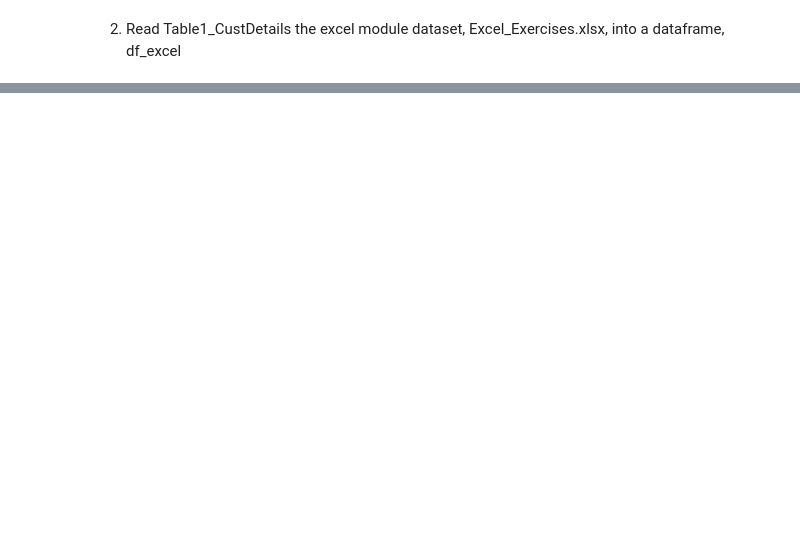
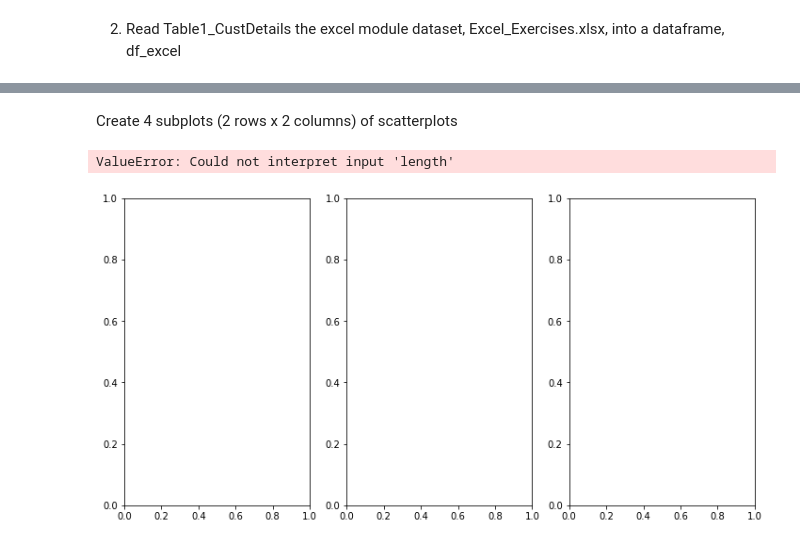
Before and after one commit to Mattsantos541/ds-methodologies-exercises, a Jupyter notebook: Classification/classification_exercises.ipynb, the cells around one changed output, grey strips where cells are left out. Cells and saved outputs as stored; diff of their text form; code cells hidden in the pictures; blank space fills up the shorter version.

```diff
--- a/Classification/classification_exercises.ipynb
+++ b/Classification/classification_exercises.ipynb
@@ -67,0 +37,2 @@ df_iris.describe()
+# %%
+df_iris= wrangle.wrangle_iris()
@@ -164,0 +112,2 @@ Name: Embarked, dtype: int64
+# %%
+train_iris, test_iris= split_scale.split_my_data(df_iris, .7, 123)
@@ -164,0 +134,13 @@ Name: Embarked, dtype: int64
+# %% [markdown]
+Create 4 subplots (2 rows x 2 columns) of scatterplots
+# %%
+# 3. violin plot
+features = ['sepal_length', 'sepal_width',]
+_, ax = plt.subplots(nrows=1, ncols=3, figsize=(12,6))
+
+for i, feature in enumerate(features):
+    sns.violinplot(feature, 'length', hue='survived',
+        data=train_iris, split=True, ax=ax[i], palette=['blue','orange'])
+# %% [output]
+ValueError: Could not interpret input 'length'
+[figure, added]
```
Also changed, not shown: parts of 28 cells of this notebook, 4 other files.
